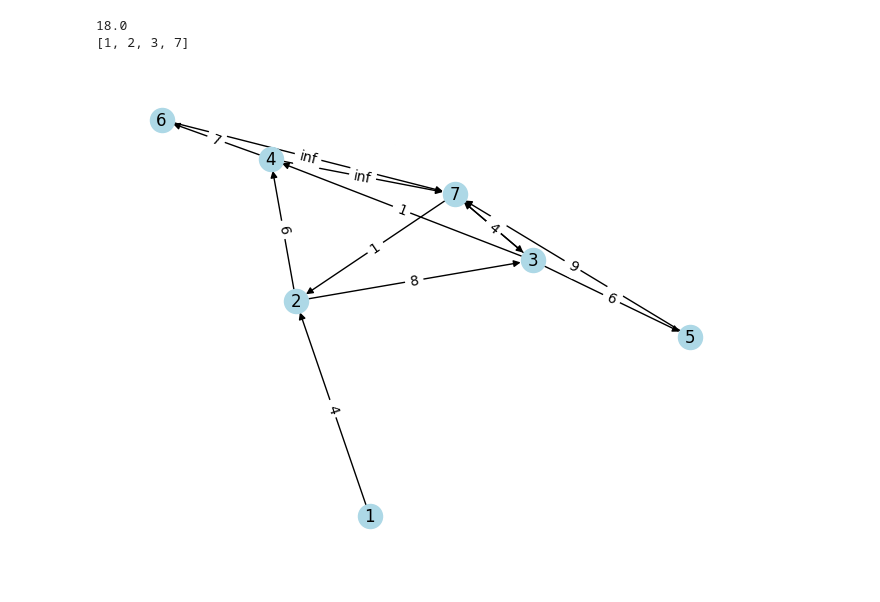
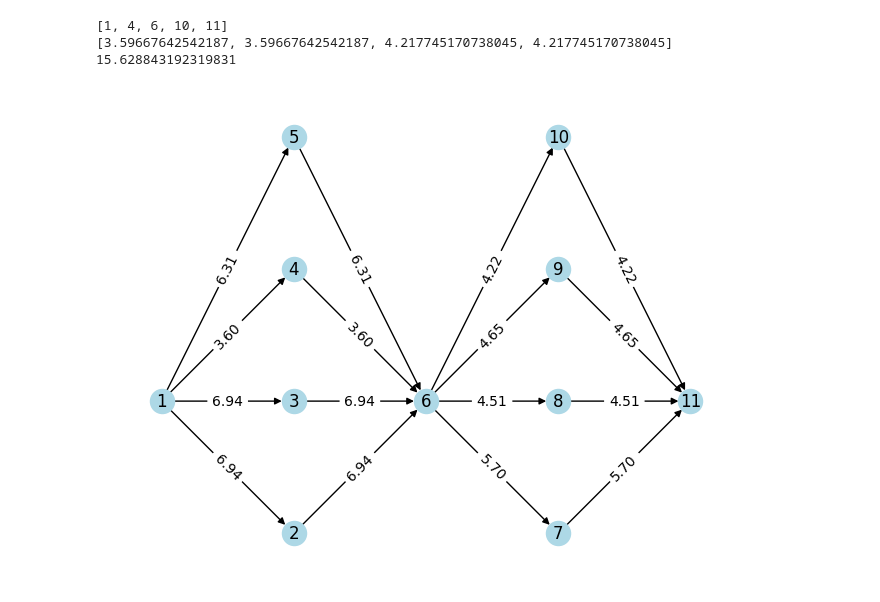
Before and after one commit to raisando/tesis, a Jupyter notebook: testing.ipynb, the cells around one changed output. Cells and saved outputs as stored; diff of their text form; code cells hidden in the pictures.

Commit message:
new classes and method. all made inhouse now. interdictor collects filtration. network base shape. costs comes from normal dist

```diff
--- a/testing.ipynb
+++ b/testing.ipynb
@@ -12,12 +8,21 @@ import utils as u
 #seed = 196796533
 #random.seed(seed)
 
-nnodes = 7
-layers = 3
+# PARAMS
+k = 6
+layers = 2
 
-N,end_node = u.generate_random_graph2(nnodes,layers)
+f_mean = 5
+f_std = 1
 
-N.show2()
-path, evader_cost = N.calculate_evader_cost(1,end_node)
-print(evader_cost)
-print(path)
+# SETUP
+N = Network(k,layers,f_mean,f_std)
+start_node = 1
+end_node = layers * (k - 1) + 1
+
+for i in range(start_node, end_node + 1):
+    N.add_node(i)
+
+N.reset()
+
+I = Interdictor(N)
@@ -28,10 +29,11 @@ print(path)
 # %%
-N.interdict()
 N.show()
-path, evader_cost = N.calculate_evader_cost(1,nnodes)
+path, evader_cost, total_cost = N.calculate_evader_cost()
+print(path)
 print(evader_cost)
-print(path)
+print(total_cost)
 # %% [output]
-18.0
-[1, 2, 3, 7]
+[1, 4, 6, 10, 11]
+[3.59667642542187, 3.59667642542187, 4.217745170738045, 4.217745170738045]
+15.628843192319831
-[figure, old version]
+[figure, new version]
```
Also changed, not shown: parts of 5 cells of this notebook, 2 other files.
